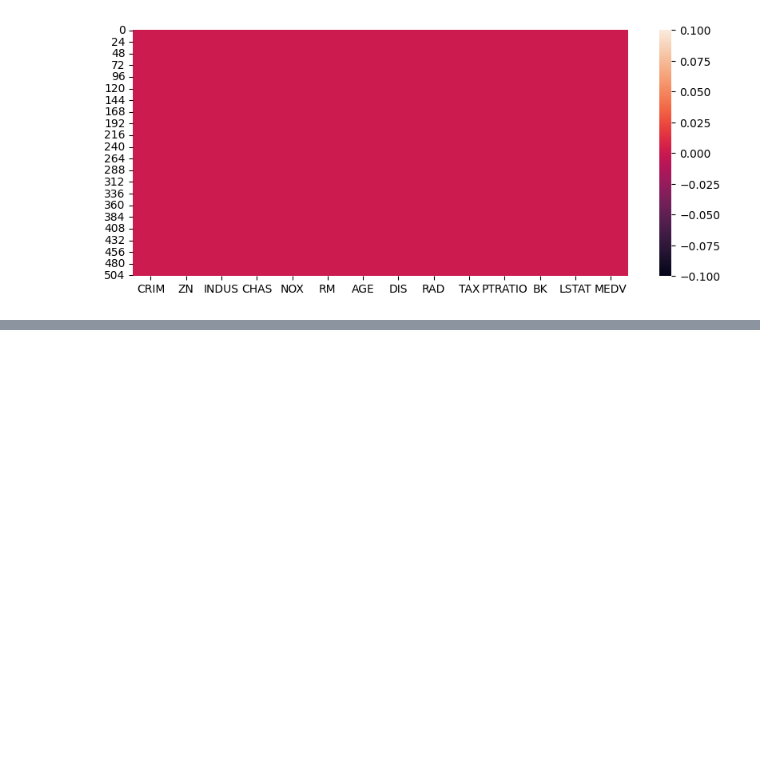
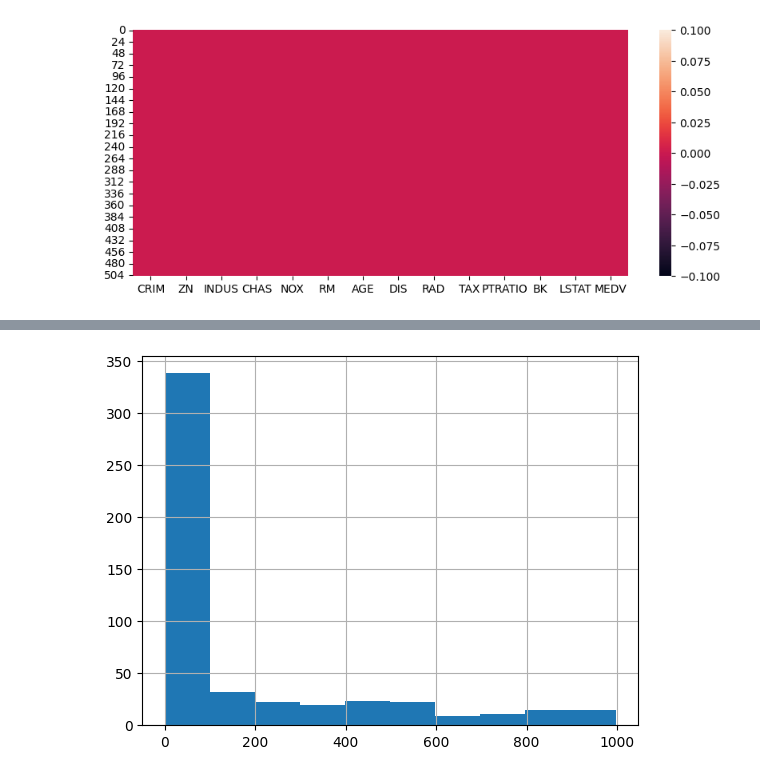
Before and after one commit to Danielpfs01/Desafio_Cientista_de_Dados, a Jupyter notebook: Untitled3.ipynb, the cells around one changed output, grey strips where cells are left out. Drawn from its saved outputs; the diff is of its cells as text; code cells hidden in the pictures; blank space fills up the shorter version.

```diff
--- a/Untitled3.ipynb
+++ b/Untitled3.ipynb
@@ -123,0 +144,4 @@ AttributeError: ignored
+# %%
+df['CRIM'].hist();
+# %% [output]
+[figure, added]
```
Also changed, not shown: parts of 5 cells of this notebook.
